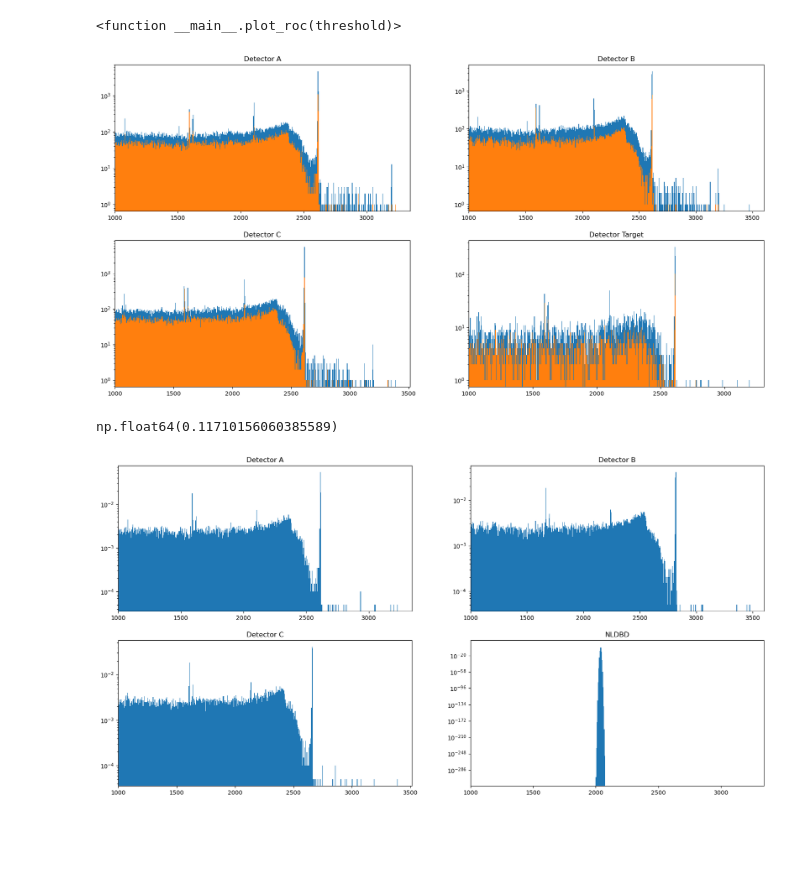
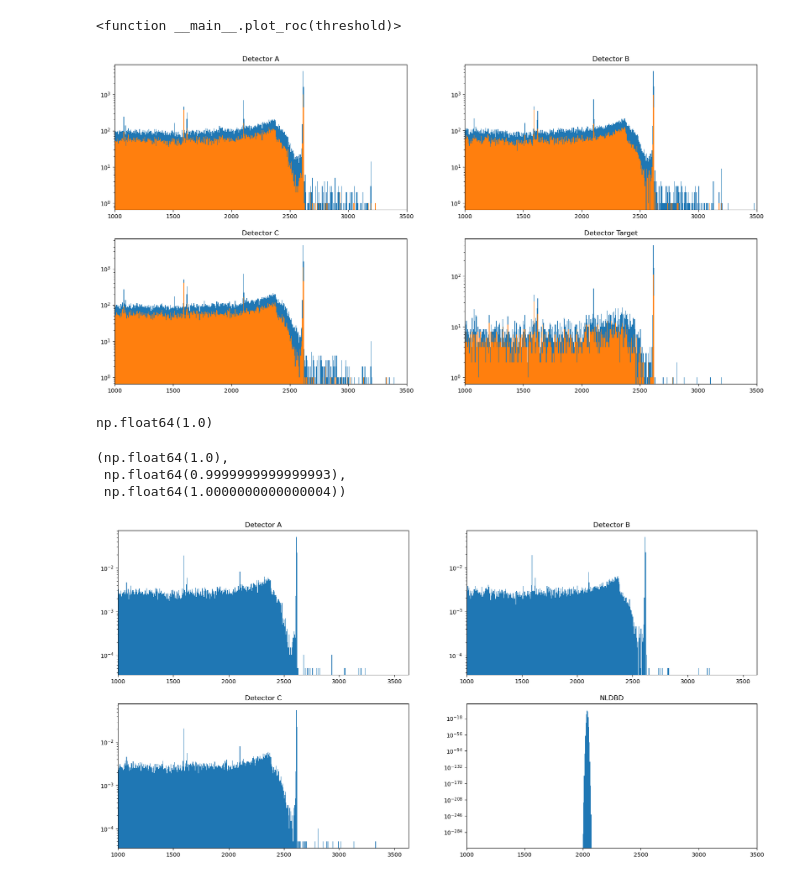
Before and after one commit to bucket420/dsc291-final, a Jupyter notebook: analysis.ipynb, the cells around one changed output. Saved outputs shown, nothing was run; the diff lists cells and outputs as text; code cells hidden in the pictures; blank space fills up the shorter version.

Commit message:
fix bin width

```diff
--- a/analysis.ipynb
+++ b/analysis.ipynb
@@ -87,14 +88,14 @@ ms = energy_B[(energy_B > ms_lower_limit) & (energy_B < ms_upper_limit)]
 ss_baseline = energy_A[(energy_A > ss_baseline_lower_limit) & (energy_A < ss_lower_limit)]
 ms_baseline = energy_B[((energy_B > ms_baseline_lower_limit) & (energy_B < ms_lower_limit)) | ((energy_B > ms_upper_limit) & (energy_B < ms_baseline_upper_limit))]
 
-bin_width = 0.1
+bin_width_peaks = 0.1
 
 fig, axes = plt.subplots(1, 2, figsize=(10, 5))
 axes[0].set_title('SS Peak')
-_ = axes[0].hist(ss, bins=int((ss_upper_limit-ss_lower_limit)/bin_width), alpha=0.5, label='Peak')
-_ = axes[0].hist(ss_baseline, bins=int((ss_lower_limit-ss_baseline_lower_limit)/bin_width), alpha=0.5, label='Baseline')
+_ = axes[0].hist(ss, bins=np.arange(ss_lower_limit, ss_upper_limit + bin_width_peaks, bin_width_peaks), alpha=0.5, label='Peak')
+_ = axes[0].hist(ss_baseline, bins=np.arange(ss_baseline_lower_limit, ss_lower_limit + bin_width_peaks, bin_width_peaks), alpha=0.5, label='Baseline')
 
 axes[1].set_title('MS Peak')
-_ = axes[1].hist(ms, bins=int((ms_upper_limit-ms_lower_limit)/bin_width), alpha=0.5, label='Peak')
-_ = axes[1].hist(ms_baseline, bins=int((ms_lower_limit-ms_baseline_lower_limit + ms_baseline_upper_limit - ms_upper_limit)/bin_width), alpha=0.5, label='Baseline')
+_ = axes[1].hist(ms, bins=np.arange(ms_lower_limit, ms_upper_limit + bin_width_peaks, bin_width_peaks), alpha=0.5, label='Peak')
+_ = axes[1].hist(ms_baseline, bins=np.arange(ms_baseline_lower_limit, ms_baseline_upper_limit + bin_width_peaks, bin_width_peaks), alpha=0.5, label='Baseline')
 # %% [output]
@@ -154,10 +155,10 @@ selected_energy_B = energy_B[score_B > selected_threshold]
 selected_energy_C = energy_C[score_C > selected_threshold]
 selected_energy_Target = energy_Target[score_Target > selected_threshold]
 
-selected_hist_A, selected_bins_A = np.histogram(selected_energy_A, bins=n_bins)
-selected_hist_B, selected_bins_B = np.histogram(selected_energy_B, bins=n_bins)
-selected_hist_C, selected_bins_C = np.histogram(selected_energy_C, bins=n_bins)
-selected_hist_Target, selected_bins_Target = np.histogram(selected_energy_Target, bins=n_bins)
+selected_hist_A, selected_bins_A = np.histogram(selected_energy_A, bins=np.arange(energy_lower_limit, energy_upper_limit + bin_width, bin_width))
+selected_hist_B, selected_bins_B = np.histogram(selected_energy_B, bins=np.arange(energy_lower_limit, energy_upper_limit + bin_width, bin_width))
+selected_hist_C, selected_bins_C = np.histogram(selected_energy_C, bins=np.arange(energy_lower_limit, energy_upper_limit + bin_width, bin_width))
+selected_hist_Target, selected_bins_Target = np.histogram(selected_energy_Target, bins=np.arange(energy_lower_limit, energy_upper_limit + bin_width, bin_width))
 # %%
 fig, axes = plt.subplots(2, 2, figsize=(20, 10))
 
@@ -165,73 +166,80 @@ axes[0, 0].set_title('Detector A')
 axes[0, 0].stairs(hist_A, bins_A, label='Detector A', fill=True)
 axes[0, 0].stairs(selected_hist_A, selected_bins_A, label='Detector A', fill=True)
 axes[0, 0].set_yscale('log')
-axes[0, 0].set_xlim(1000)
+axes[0, 0].set_xlim(energy_lower_limit, energy_upper_limit)
 
 axes[0, 1].set_title('Detector B')
 axes[0, 1].stairs(hist_B, bins_B, label='Detector B', fill=True)
 axes[0, 1].stairs(selected_hist_B, selected_bins_B, label='Detector B', fill=True)
 axes[0, 1].set_yscale('log')
-axes[0, 1].set_xlim(1000)
+axes[0, 1].set_xlim(energy_lower_limit, energy_upper_limit)
 
 axes[1, 0].set_title('Detector C')
 axes[1, 0].stairs(hist_C, bins_C, label='Detector C', fill=True)
 axes[1, 0].stairs(selected_hist_C, selected_bins_C, label='Detector C', fill=True)
 axes[1, 0].set_yscale('log')
-axes[1, 0].set_xlim(1000)
+axes[1, 0].set_xlim(energy_lower_limit, energy_upper_limit)
 
 axes[1, 1].set_title('Detector Target')
 axes[1, 1].stairs(hist_Target, bins_Target, label='Detector Target', fill=True)
 axes[1, 1].stairs(selected_hist_Target, selected_bins_Target, label='Detector Target', fill=True)
 axes[1, 1].set_yscale('log')
-axes[1, 1].set_xlim(1000)
+axes[1, 1].set_xlim(energy_lower_limit, energy_upper_limit)
 
 plt.show()
 # %% [output]
-[figure, old version]
+[figure, new version]
+# %%
+# Gaussian function
+def gaussian(x, mu, sigma):
+    return 1/(sigma * np.sqrt(2 * np.pi)) * np.exp(-0.5 * ((x - mu) / sigma)**2)
+
+# Generate NLDBD PDF
+mu = 2039
+sigma = 1
+bins_N = np.arange(energy_lower_limit, energy_upper_limit + bin_width, bin_width)
+pdf_N = gaussian((bins_N[:-1] + bins_N[1:]) / 2, mu, sigma)
+pdf_N /= np.sum(pdf_N)  # Normalize
+# %%
+sum(pdf_N)
+# %% [output]
+np.float64(1.0)
 # %%
 # Normalize histograms to get PDFs
 pdf_A = selected_hist_A / np.sum(selected_hist_A)
 pdf_B = selected_hist_B / np.sum(selected_hist_B)
 pdf_C = selected_hist_C / np.sum(selected_hist_C)
-# %%
-# Gaussian function
-def gaussian(x, mu, sigma):
-    return 1/(sigma * np.sqrt(2 * np.pi)) * np.exp(-0.5 * ((x - mu) / sigma)**2)
-
-# Generate NLDBD PDF
-mu = 2039
-sigma = 1
-bins_N = bins_A
-pdf_N = gaussian((bins_N[:-1] + bins_N[1:]) / 2, mu, sigma)
-# %%
-sum(pdf_N)
-# %% [output]
-np.float64(0.11710156060385589)
+# %%
+sum(pdf_A), sum(pdf_B), sum(pdf_C)
+# %% [output]
+(np.float64(1.0),
+ np.float64(0.9999999999999993),
+ np.float64(1.0000000000000004))
 # %%
 fig, axes = plt.subplots(2, 2, figsize=(20, 10))
 axes[0, 0].set_title('Detector A')
 axes[0, 0].stairs(pdf_A, bins_A, label='Detector A', fill=True)
 axes[0, 0].set_yscale('log')
 axes[0, 0].set_xlim(1000)
 
 axes[0, 1].set_title('Detector B')
 axes[0, 1].stairs(pdf_B, bins_B, label='Detector B', fill=True)
 axes[0, 1].set_yscale('log')
 axes[0, 1].set_xlim(1000)
 
 axes[1, 0].set_title('Detector C')
 axes[1, 0].stairs(pdf_C, bins_C, label='Detector C', fill=True)
 axes[1, 0].set_yscale('log')
 axes[1, 0].set_xlim(1000)
 
 axes[1, 1].set_title('NLDBD')
 axes[1, 1].stairs(pdf_N, bins_N, label='NLDBD', fill=True)
 axes[1, 1].set_yscale('log')
-axes[1, 1].set_xlim(1000)
+axes[1, 1].set_xlim(1000, energy_upper_limit)
 
 plt.show()
 # %% [output]
-[figure, old version]
+[figure, new version]
 # %%
 def hypothesis(thetas):
     return thetas[0] * pdf_A + thetas[1] * pdf_B + thetas[2] * pdf_C + thetas[3] * pdf_N
```
Also changed, not shown: parts of 3 cells of this notebook.
